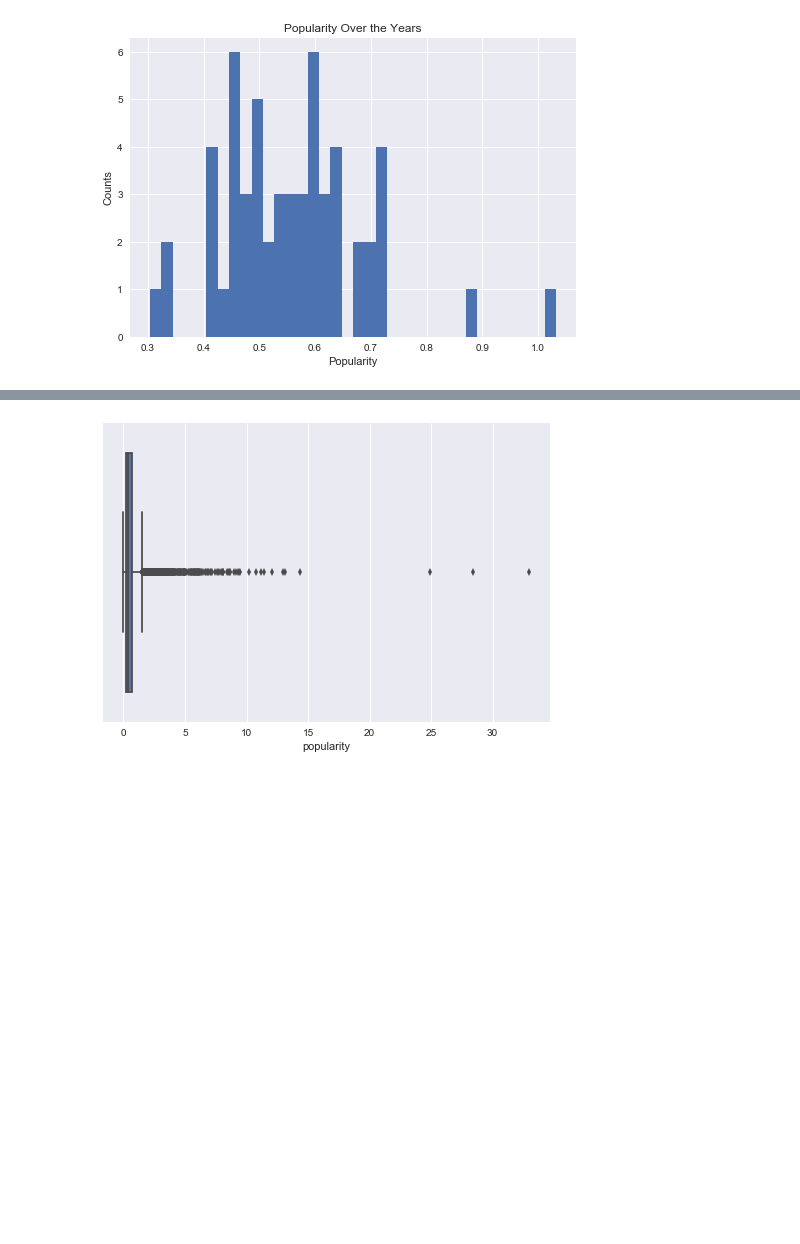
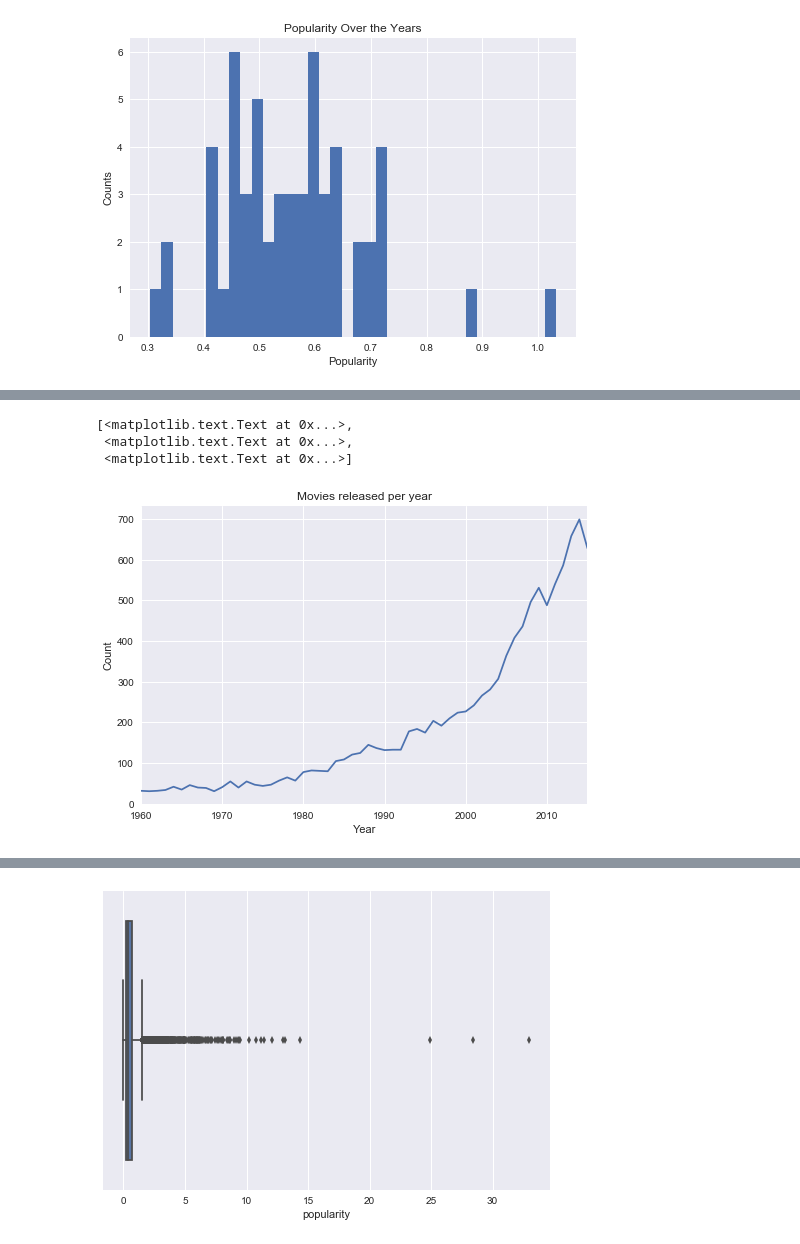
Before and after one commit to johirbuet/TMDBDataAnalysis, a Jupyter notebook: InvestigateTMDBData.ipynb, the cells around one changed output, grey strips where cells are left out. Cells and saved outputs as stored; diff of their text form; code cells hidden in the pictures; blank space fills up the shorter version.

```diff
--- a/InvestigateTMDBData.ipynb
+++ b/InvestigateTMDBData.ipynb
@@ -386,0 +421,10 @@ plt.title('Popularity Over the Years');
+# %%
+# Total Movies per year
+movies_per_year = data_imdb.groupby('release_year').size()
+ax = movies_per_year.plot.line()
+ax.set(title = 'Movies released per year',xlabel = 'Year',ylabel = 'Count')
+# %% [output]
+[<matplotlib.text.Text at 0x...>,
+ <matplotlib.text.Text at 0x...>,
+ <matplotlib.text.Text at 0x...>]
+[figure, added]
```
Also changed, not shown: parts of 11 cells of this notebook.
